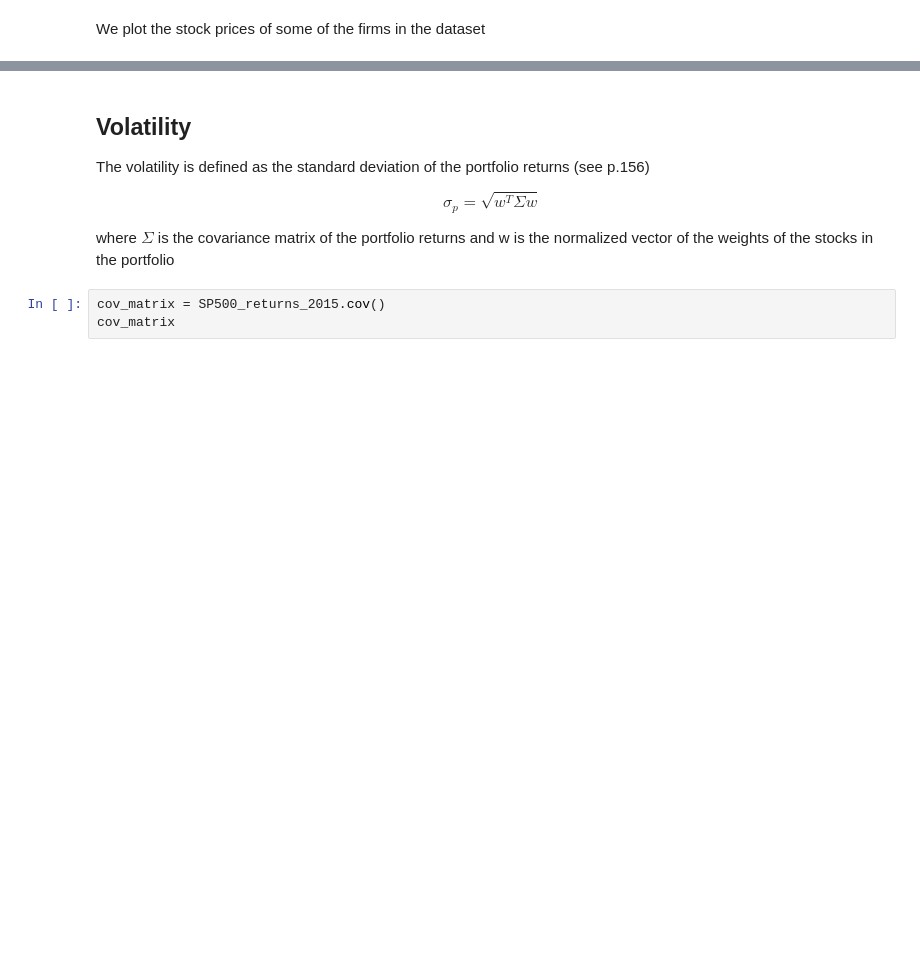
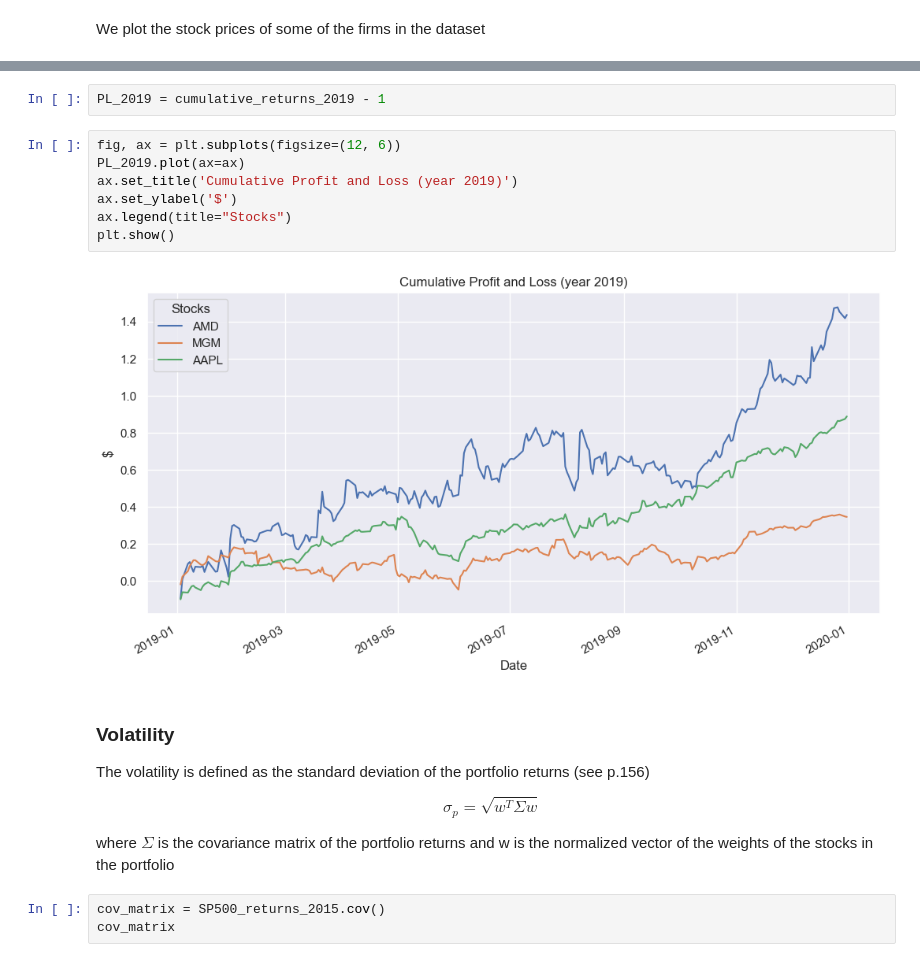
Before and after one commit to luigiselmi/finstat, a Jupyter notebook: palomar/ch6_portfolio_basics.ipynb, the cells around one changed output, grey strips where cells are left out. Cells and saved outputs as stored; diff of their text form; blank space fills up the shorter version.

```diff
--- a/palomar/ch6_portfolio_basics.ipynb
+++ b/palomar/ch6_portfolio_basics.ipynb
@@ -219,5 +227,16 @@ Annualized return for 2015: 0.12 $
+# %%
+PL_2019 = cumulative_returns_2019 - 1
+# %%
+fig, ax = plt.subplots(figsize=(12, 6))
+PL_2019.plot(ax=ax)
+ax.set_title('Cumulative Profit and Loss (year 2019)')
+ax.set_ylabel('$')
+ax.legend(title="Stocks")
+plt.show()
+# %% [output]
+[figure, added]
 # %% [markdown]
-## Volatility
+### Volatility
 The volatility is defined as the standard deviation of the portfolio returns (see p.156)
 
 $$\sigma_p = \sqrt{w^T \Sigma w}$$
```
Also changed, not shown: parts of 40 cells of this notebook.
